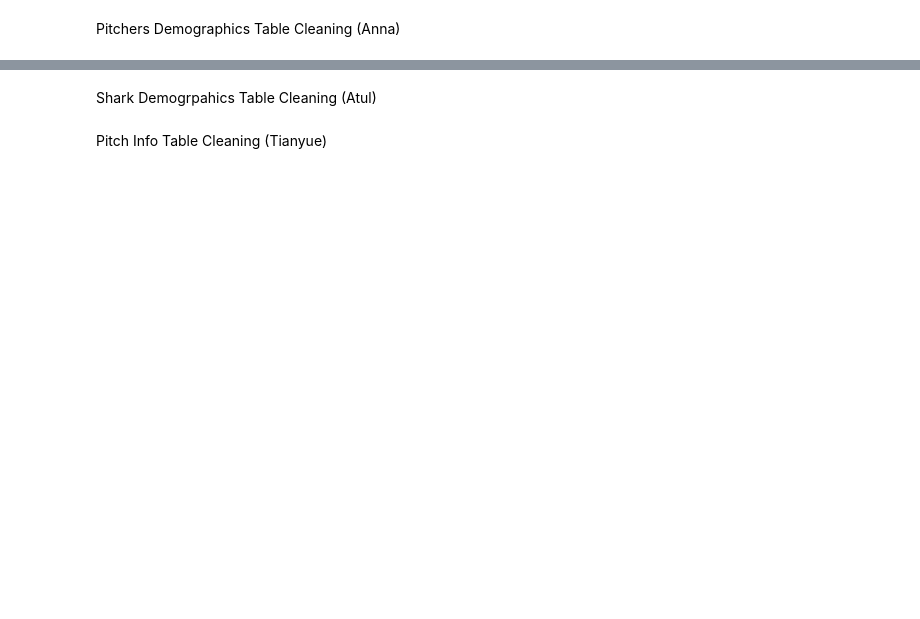
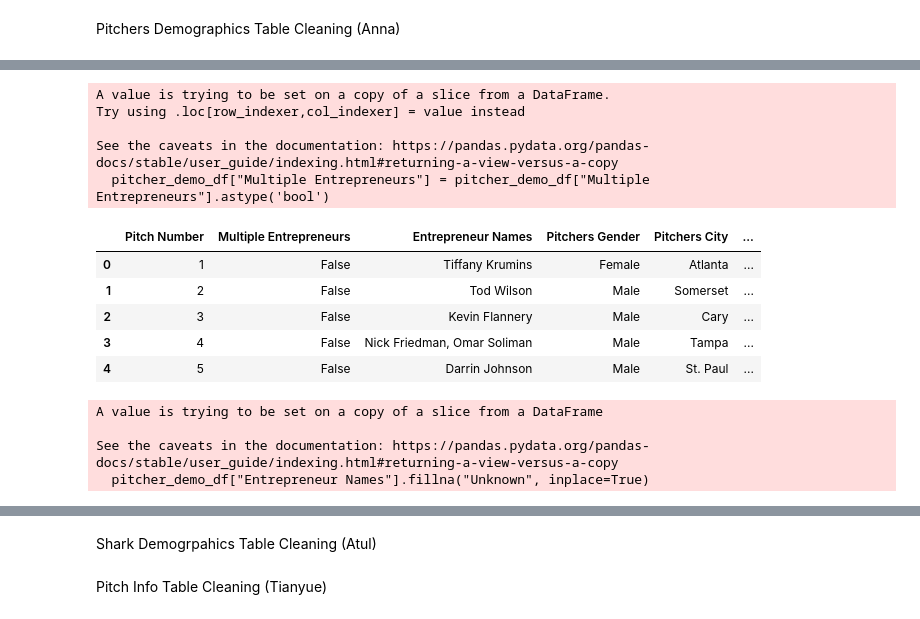
Before and after one commit to amydohlin/project-3-group-08, a Jupyter notebook: Project_3_Group_8_ETL.ipynb, the cells around one changed output, grey strips where cells are left out. Drawn from its saved outputs; the diff is of its cells as text; code cells hidden in the pictures; blank space fills up the shorter version.

```diff
--- a/Project_3_Group_8_ETL.ipynb
+++ b/Project_3_Group_8_ETL.ipynb
@@ -66,0 +169,25 @@ Pitchers Demographics Table Cleaning (Anna)
+# %%
+#change the multiple entrepreneurs column to boolean
+pitcher_demo_df["Multiple Entrepreneurs"] = pitcher_demo_df["Multiple Entrepreneurs"].astype('bool')
+
+pitcher_demo_df.head()
+# %% [output]
+A value is trying to be set on a copy of a slice from a DataFrame.
+Try using .loc[row_indexer,col_indexer] = value instead
+
+See the caveats in the documentation: https://pandas.pydata.org/pandas-docs/stable/user_guide/indexing.html#returning-a-view-versus-a-copy
+  pitcher_demo_df["Multiple Entrepreneurs"] = pitcher_demo_df["Multiple Entrepreneurs"].astype('bool')
+|  | Pitch Number | Multiple Entrepreneurs | Entrepreneur Names | Pitchers Gender | Pitchers City | ... |
+| 0 | 1 | False | Tiffany Krumins | Female | Atlanta | ... |
+| 1 | 2 | False | Tod Wilson | Male | Somerset | ... |
+| 2 | 3 | False | Kevin Flannery | Male | Cary | ... |
+| 3 | 4 | False | Nick Friedman, Omar Soliman | Male | Tampa | ... |
+| 4 | 5 | False | Darrin Johnson | Male | St. Paul | ... |
+# %%
+# replace any null values in the Entrepreneur Names Column to "unknown"
+pitcher_demo_df["Entrepreneur Names"].fillna("Unknown", inplace=True)
+# %% [output]
+A value is trying to be set on a copy of a slice from a DataFrame
+
+See the caveats in the documentation: https://pandas.pydata.org/pandas-docs/stable/user_guide/indexing.html#returning-a-view-versus-a-copy
+  pitcher_demo_df["Entrepreneur Names"].fillna("Unknown", inplace=True)
```
Also changed, not shown: parts of 11 cells of this notebook.
